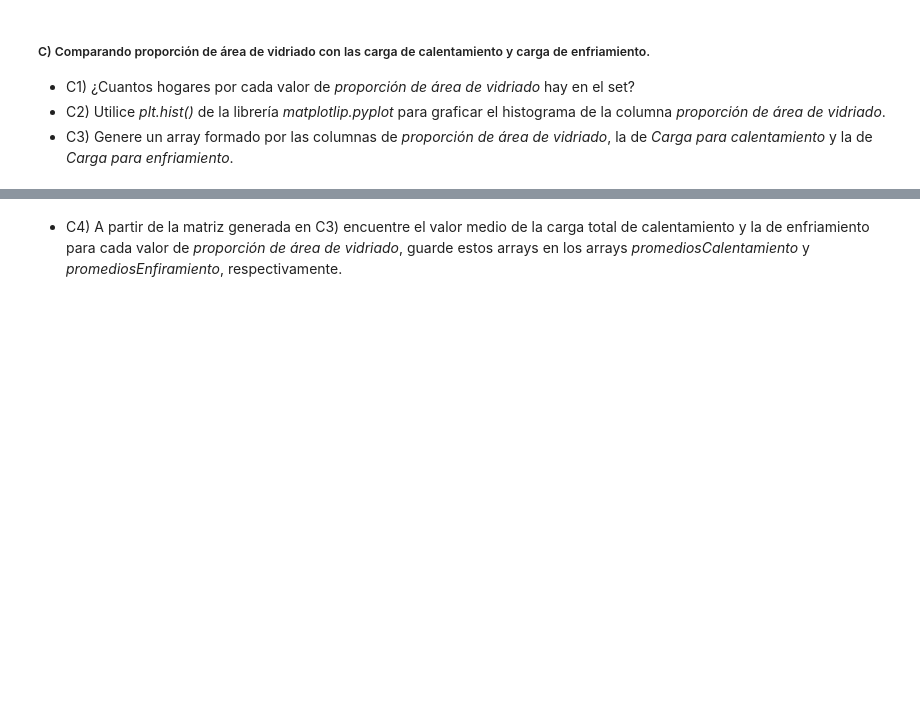
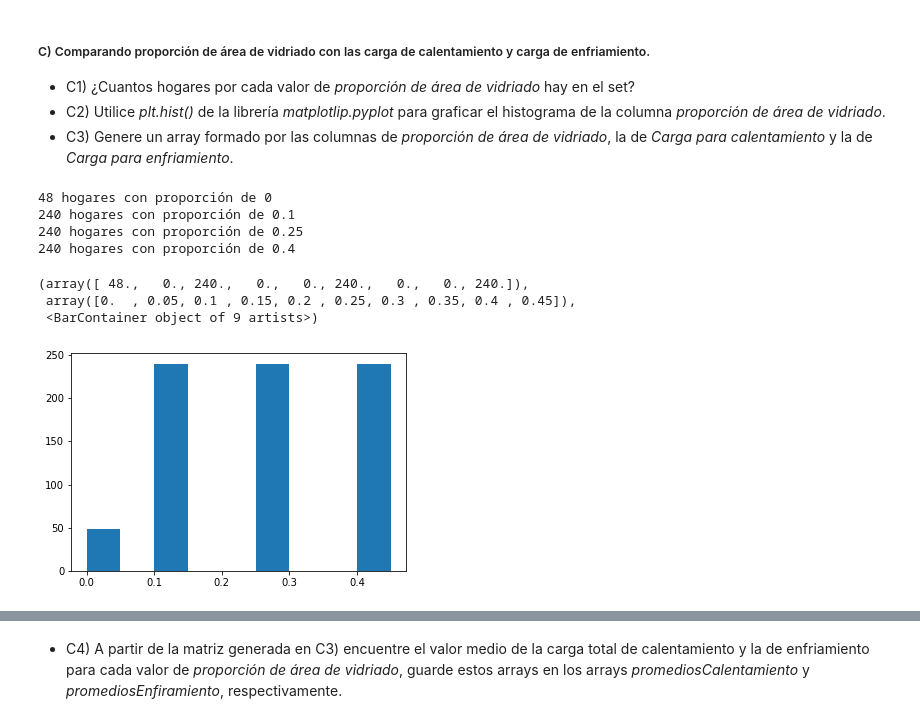
Before and after one commit to WalterMarH/PDA, a Jupyter notebook: Ejercitacion/Ejercitación Numpy/Módulo 6 - Ejercicios.ipynb, the cells around one changed output, grey strips where cells are left out. Drawn from its saved outputs; the diff is of its cells as text; code cells hidden in the pictures; blank space fills up the shorter version.

```diff
--- a/Ejercitacion/Ejercitación Numpy/Módulo 6 - Ejercicios.ipynb
+++ b/Ejercitacion/Ejercitación Numpy/Módulo 6 - Ejercicios.ipynb
@@ -213,4 +331,30 @@ datos = np.genfromtxt('eficienciaEnergética.csv',delimiter=',',dtype = np.float
 - C2) Utilice *plt.hist()* de la librería *matplotlip.pyplot* para graficar el histograma de la columna *proporción de área de vidriado*.
 - C3) Genere un array formado por las columnas de *proporción de área de vidriado*, la de *Carga para calentamiento* y la de *Carga para enfriamiento*.
 # %%
-## TODO desde C1 a C3
+## TODO desde C1 a C3 0, 0.1, 0.25, 0.4
+args=datos[:,6]==0
+nuevo=datos[:,6][args]
+cuenta=np.size(nuevo)
+print(cuenta,"hogares con proporción de 0")
+args=datos[:,6]==0.1
+nuevo=datos[:,6][args]
+cuenta=np.size(nuevo)
+print(cuenta,"hogares con proporción de 0.1")
+args=datos[:,6]==0.25
+nuevo=datos[:,6][args]
+cuenta=np.size(nuevo)
+print(cuenta,"hogares con proporción de 0.25")
+args=datos[:,6]==0.4
+nuevo=datos[:,6][args]
+cuenta=np.size(nuevo)
+print(cuenta,"hogares con proporción de 0.4")
+plt.hist(datos[:,6],bins=[0,0.05,0.1,0.15,0.20,0.25,0.30,0.35,0.40,0.45])
+# %% [output]
+48 hogares con proporción de 0
+240 hogares con proporción de 0.1
+240 hogares con proporción de 0.25
+240 hogares con proporción de 0.4
+(array([ 48.,   0., 240.,   0.,   0., 240.,   0.,   0., 240.]),
+ array([0.  , 0.05, 0.1 , 0.15, 0.2 , 0.25, 0.3 , 0.35, 0.4 , 0.45]),
+ <BarContainer object of 9 artists>)
+[figure, added]
```
Also changed, not shown: parts of 19 cells of this notebook, 1 other file.
